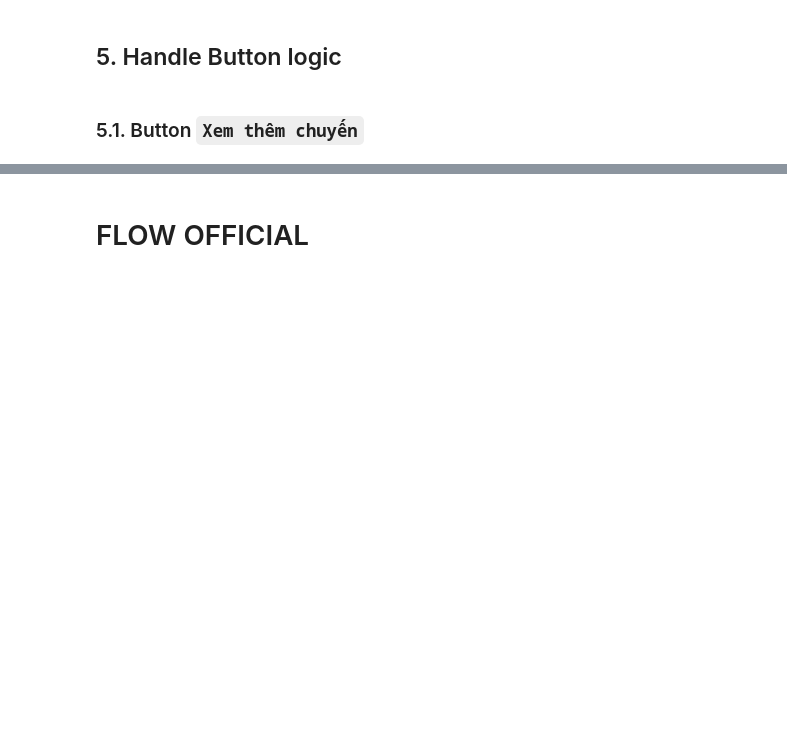
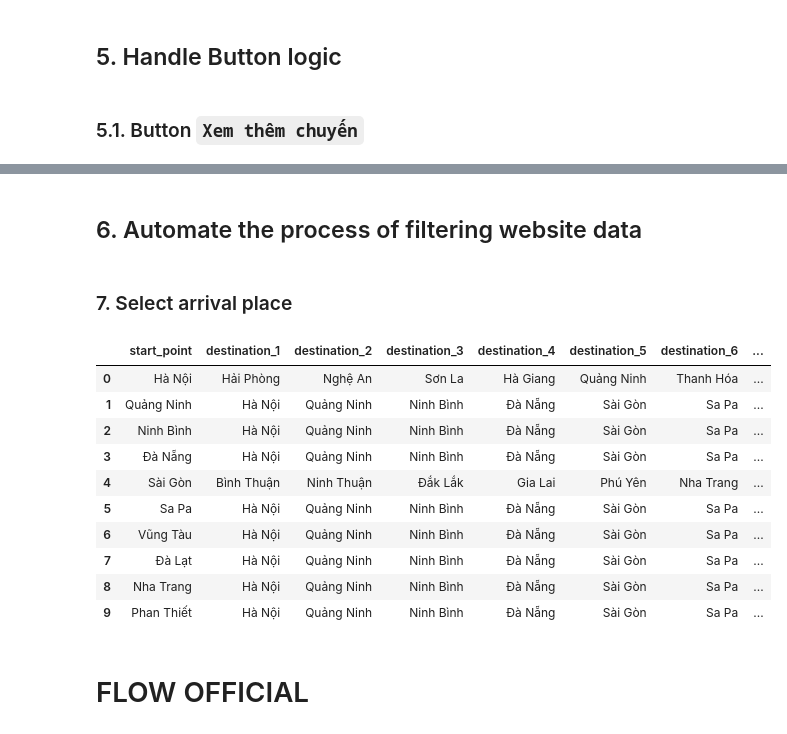
Before and after one commit to Le-AnV/ds-vexere-analysis, a Jupyter notebook: src/crawling/crawl_bus_info_flow.ipynb, the cells around one changed output, grey strips where cells are left out. Cells and saved outputs as stored; diff of their text form; code cells hidden in the pictures; blank space fills up the shorter version.

```diff
--- a/src/crawling/crawl_bus_info_flow.ipynb
+++ b/src/crawling/crawl_bus_info_flow.ipynb
@@ -415,0 +489,2 @@ with open('../../data/site/main.html', 'w', encoding='utf-8') as f:
+# %% [markdown]
+## 6. Automate the process of filtering website data
@@ -416,3 +563,21 @@ with open('../../data/site/main.html', 'w', encoding='utf-8') as f:
+# %% [markdown]
+### 7. Select arrival place
+# %%
+import pandas as pd
+df = pd.read_csv('../../data/raw/routes.csv')
+df
+# %% [output]
+|  | start_point | destination_1 | destination_2 | destination_3 | destination_4 | destination_5 | destination_6 | ... |
+| 0 | Hà Nội | Hải Phòng | Nghệ An | Sơn La | Hà Giang | Quảng Ninh | Thanh Hóa | ... |
+| 1 | Quảng Ninh | Hà Nội | Quảng Ninh | Ninh Bình | Đà Nẵng | Sài Gòn | Sa Pa | ... |
+| 2 | Ninh Bình | Hà Nội | Quảng Ninh | Ninh Bình | Đà Nẵng | Sài Gòn | Sa Pa | ... |
+| 3 | Đà Nẵng | Hà Nội | Quảng Ninh | Ninh Bình | Đà Nẵng | Sài Gòn | Sa Pa | ... |
+| 4 | Sài Gòn | Bình Thuận | Ninh Thuận | Đắk Lắk | Gia Lai | Phú Yên | Nha Trang | ... |
+| 5 | Sa Pa | Hà Nội | Quảng Ninh | Ninh Bình | Đà Nẵng | Sài Gòn | Sa Pa | ... |
+| 6 | Vũng Tàu | Hà Nội | Quảng Ninh | Ninh Bình | Đà Nẵng | Sài Gòn | Sa Pa | ... |
+| 7 | Đà Lạt | Hà Nội | Quảng Ninh | Ninh Bình | Đà Nẵng | Sài Gòn | Sa Pa | ... |
+| 8 | Nha Trang | Hà Nội | Quảng Ninh | Ninh Bình | Đà Nẵng | Sài Gòn | Sa Pa | ... |
+| 9 | Phan Thiết | Hà Nội | Quảng Ninh | Ninh Bình | Đà Nẵng | Sài Gòn | Sa Pa | ... |
 # %% [markdown]
 # FLOW OFFICIAL
 # %% [markdown]
```
Also changed, not shown: parts of 29 cells of this notebook, 14 other files.
